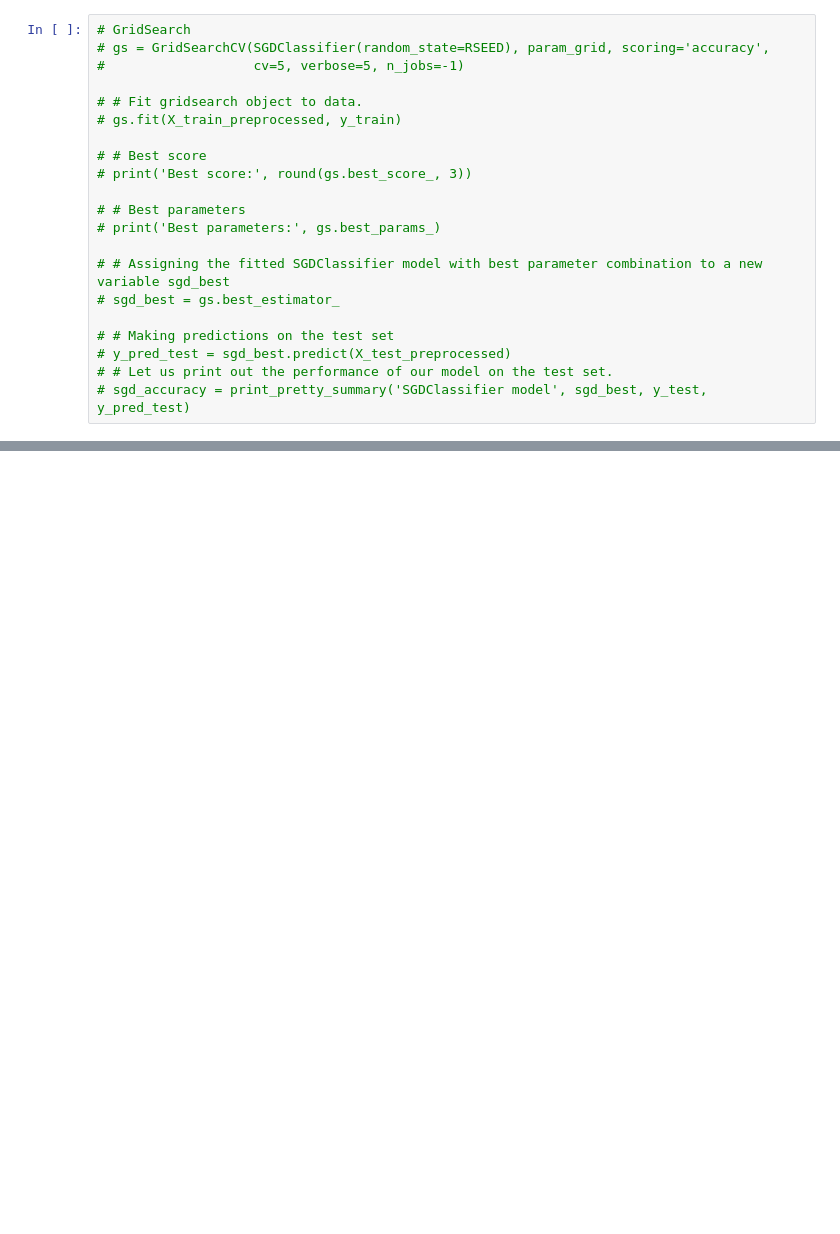
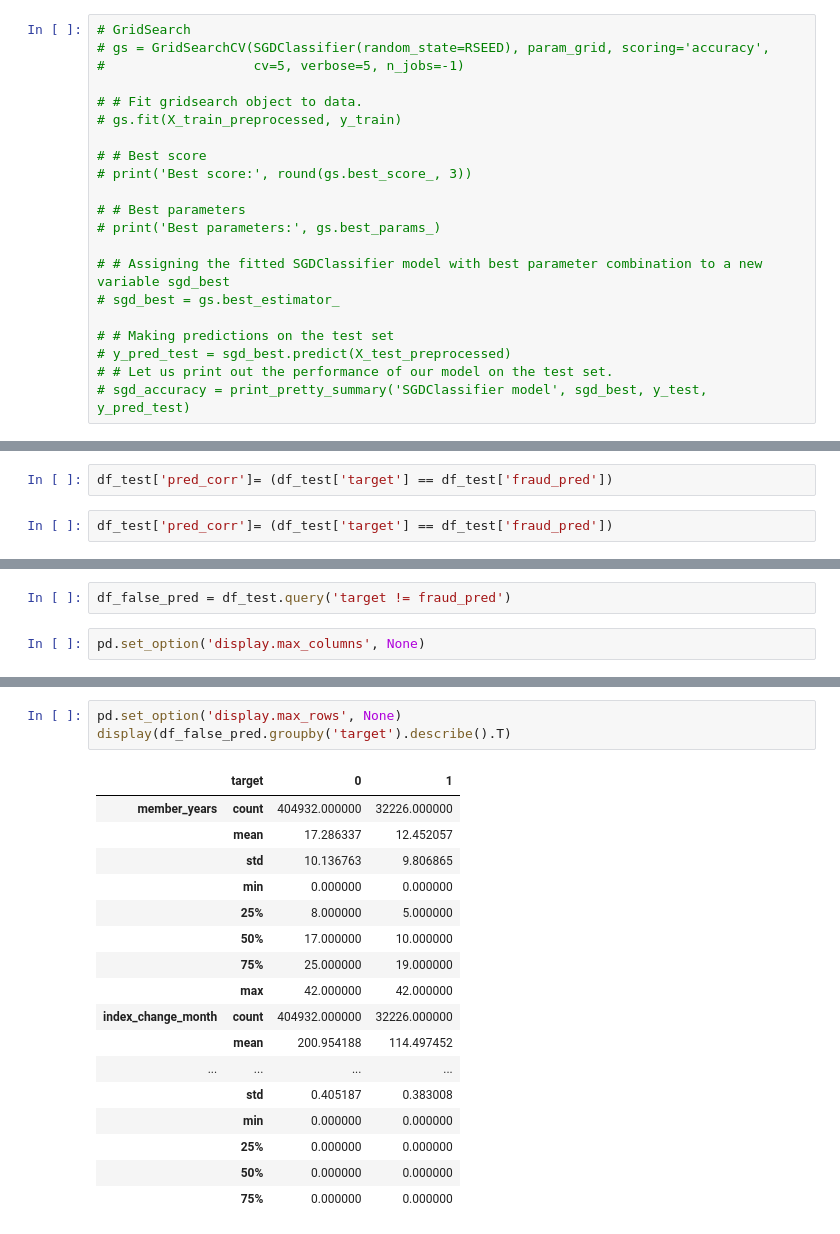
Before and after one commit to Cazta/fraud_detection_electricity_company, a Jupyter notebook: fraud_ml_easy_ensemble.ipynb, the cells around one changed output, grey strips where cells are left out. Saved outputs shown, nothing was run; the diff lists cells and outputs as text; blank space fills up the shorter version.

```diff
--- a/fraud_ml_easy_ensemble.ipynb
+++ b/fraud_ml_easy_ensemble.ipynb
@@ -420,0 +507,4 @@ There is no need to train a new model since the hyperparameters are the same, we
+# %%
+df_test['pred_corr']= (df_test['target'] == df_test['fraud_pred'])
+# %%
+df_test['pred_corr']= (df_test['target'] == df_test['fraud_pred'])
@@ -420,0 +521,4 @@ There is no need to train a new model since the hyperparameters are the same, we
+# %%
+df_false_pred = df_test.query('target != fraud_pred')
+# %%
+pd.set_option('display.max_columns', None)
@@ -420,0 +539,21 @@ There is no need to train a new model since the hyperparameters are the same, we
+# %%
+pd.set_option('display.max_rows', None)
+display(df_false_pred.groupby('target').describe().T)
+# %% [output]
+|  | target | 0 | 1 |
+| member_years | count | 404932.000000 | 32226.000000 |
+|  | mean | 17.286337 | 12.452057 |
+|  | std | 10.136763 | 9.806865 |
+|  | min | 0.000000 | 0.000000 |
+|  | 25% | 8.000000 | 5.000000 |
+|  | 50% | 17.000000 | 10.000000 |
+|  | 75% | 25.000000 | 19.000000 |
+|  | max | 42.000000 | 42.000000 |
+| index_change_month | count | 404932.000000 | 32226.000000 |
+|  | mean | 200.954188 | 114.497452 |
+| ... | ... | ... | ... |
+|  | std | 0.405187 | 0.383008 |
+|  | min | 0.000000 | 0.000000 |
+|  | 25% | 0.000000 | 0.000000 |
+|  | 50% | 0.000000 | 0.000000 |
+|  | 75% | 0.000000 | 0.000000 |
```
Also changed, not shown: parts of 20 cells of this notebook, 1 other file.
